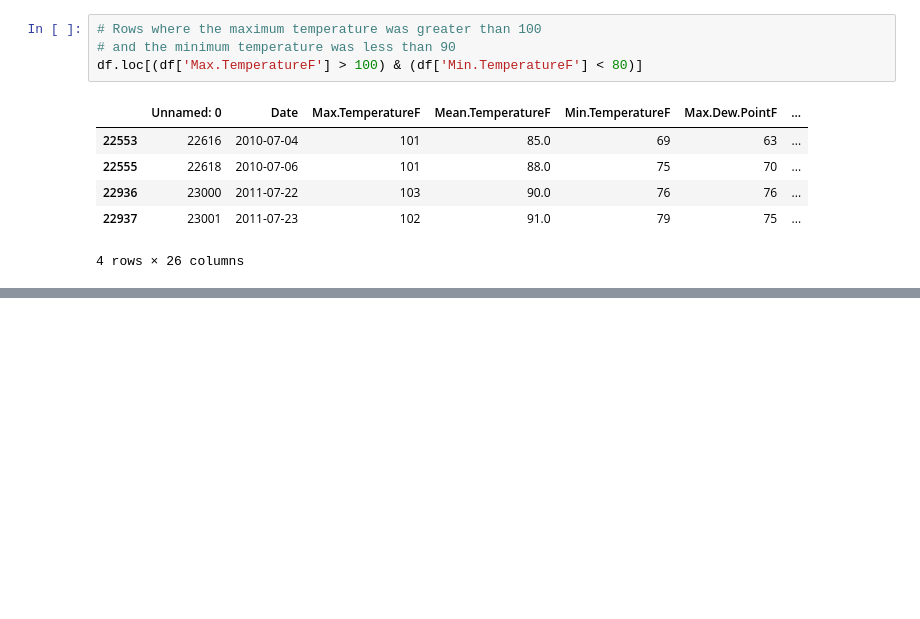
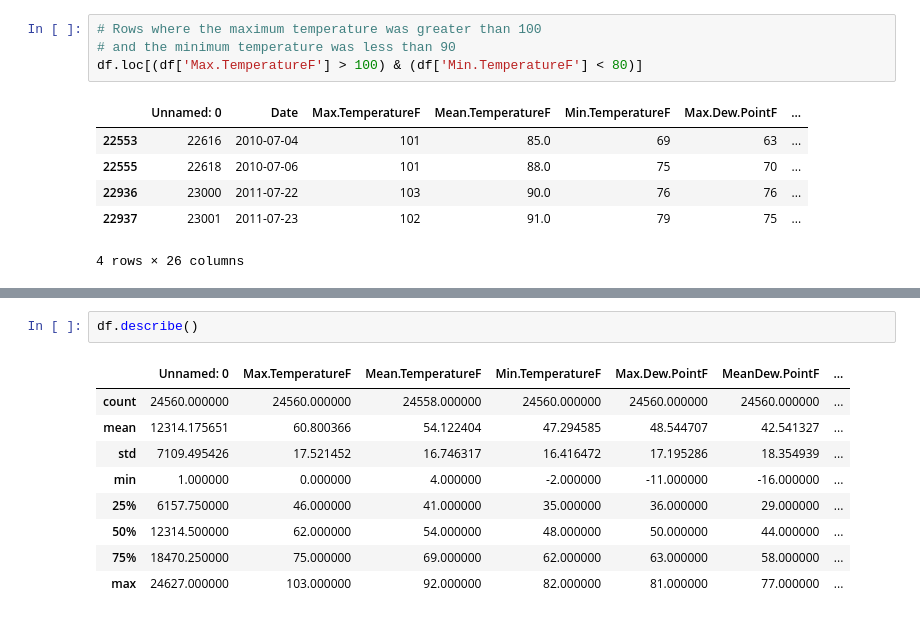
Before and after one commit to jamilnyc/notebooks, a Jupyter notebook: dataframes.ipynb, the cells around one changed output, grey strips where cells are left out. Drawn from its saved outputs; the diff is of its cells as text; blank space fills up the shorter version.

Commit message:
pandas | add examples of additional dataframe functions and exporting data

```diff
--- a/dataframes.ipynb
+++ b/dataframes.ipynb
@@ -245,0 +272,12 @@ dtype: float64
+# %%
+df.describe()
+# %% [output]
+|  | Unnamed: 0 | Max.TemperatureF | Mean.TemperatureF | Min.TemperatureF | Max.Dew.PointF | MeanDew.PointF | ... |
+| count | 24560.000000 | 24560.000000 | 24558.000000 | 24560.000000 | 24560.000000 | 24560.000000 | ... |
+| mean | 12314.175651 | 60.800366 | 54.122404 | 47.294585 | 48.544707 | 42.541327 | ... |
+| std | 7109.495426 | 17.521452 | 16.746317 | 16.416472 | 17.195286 | 18.354939 | ... |
+| min | 1.000000 | 0.000000 | 4.000000 | -2.000000 | -11.000000 | -16.000000 | ... |
+| 25% | 6157.750000 | 46.000000 | 41.000000 | 35.000000 | 36.000000 | 29.000000 | ... |
+| 50% | 12314.500000 | 62.000000 | 54.000000 | 48.000000 | 50.000000 | 44.000000 | ... |
+| 75% | 18470.250000 | 75.000000 | 69.000000 | 62.000000 | 63.000000 | 58.000000 | ... |
+| max | 24627.000000 | 103.000000 | 92.000000 | 82.000000 | 81.000000 | 77.000000 | ... |
```
Also changed, not shown: parts of 14 cells of this notebook.
